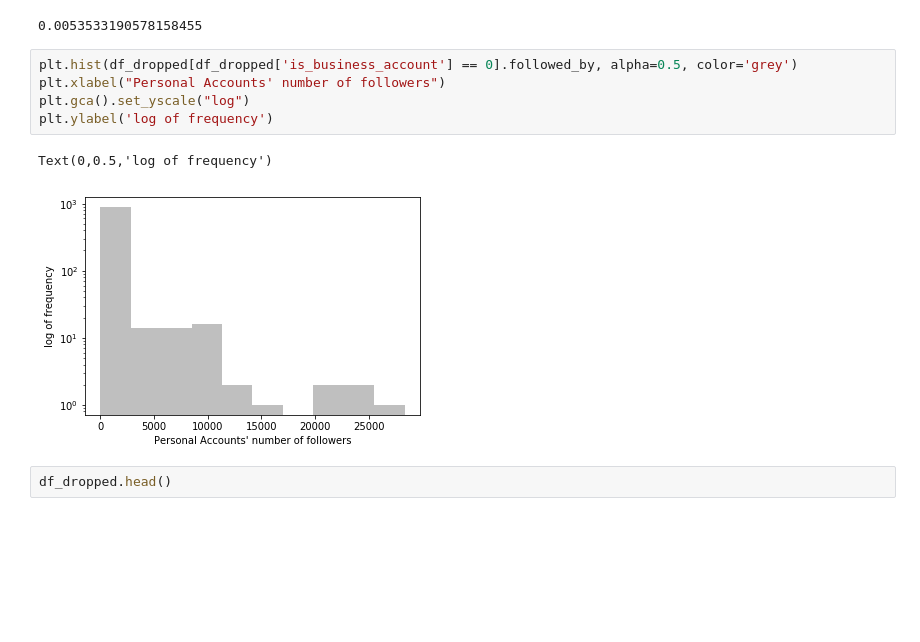
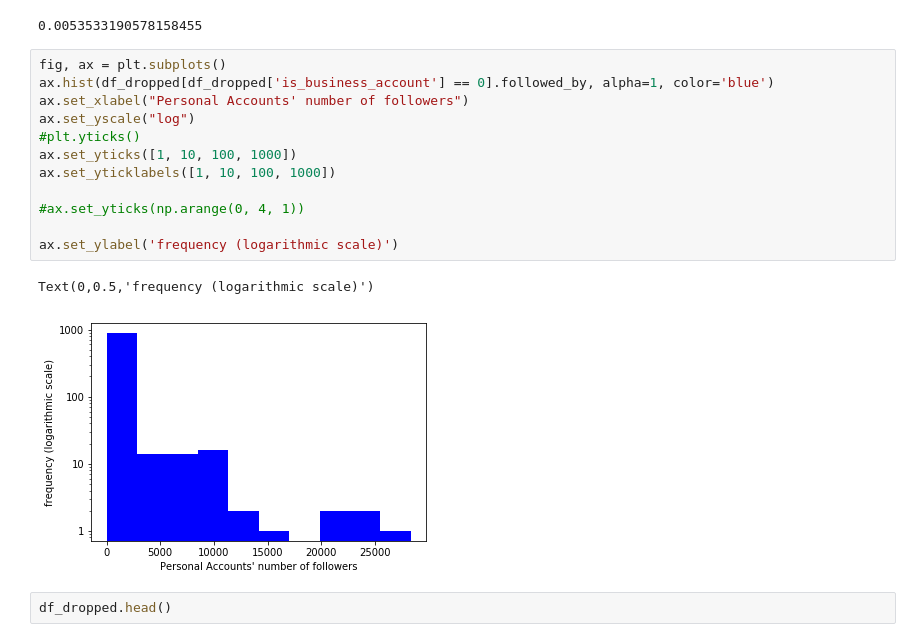
Before and after one commit to liyingli0818/instagram_account_type_predictor, a Jupyter notebook: fcc_model.ipynb, the cells around one changed output. Drawn from its saved outputs; the diff is of its cells as text; blank space fills up the shorter version.

```diff
--- a/fcc_model.ipynb
+++ b/fcc_model.ipynb
@@ -134,14 +134,21 @@ df_dropped_followed_by = df_dropped[df_dropped['is_business_account'] == 0]['fol
 df_dropped_followed_by[df_dropped_followed_by > 20000].count()/len(df_dropped_followed_by)
 # %% [output]
 0.0053533190578158455
-# %%
-plt.hist(df_dropped[df_dropped['is_business_account'] == 0].followed_by, alpha=0.5, color='grey')
-plt.xlabel("Personal Accounts' number of followers")
-plt.gca().set_yscale("log")
-plt.ylabel('log of frequency')
-# %% [output]
-Text(0,0.5,'log of frequency')
-[figure, removed]
+# %%
+fig, ax = plt.subplots()
+ax.hist(df_dropped[df_dropped['is_business_account'] == 0].followed_by, alpha=1, color='blue')
+ax.set_xlabel("Personal Accounts' number of followers")
+ax.set_yscale("log")
+#plt.yticks()
+ax.set_yticks([1, 10, 100, 1000])
+ax.set_yticklabels([1, 10, 100, 1000])
+
+#ax.set_yticks(np.arange(0, 4, 1))
+
+ax.set_ylabel('frequency (logarithmic scale)')
+# %% [output]
+Text(0,0.5,'frequency (logarithmic scale)')
+[figure, added]
 # %%
 df_dropped.head()
 # %% [output]
```
Also changed, not shown: 4 other files.
